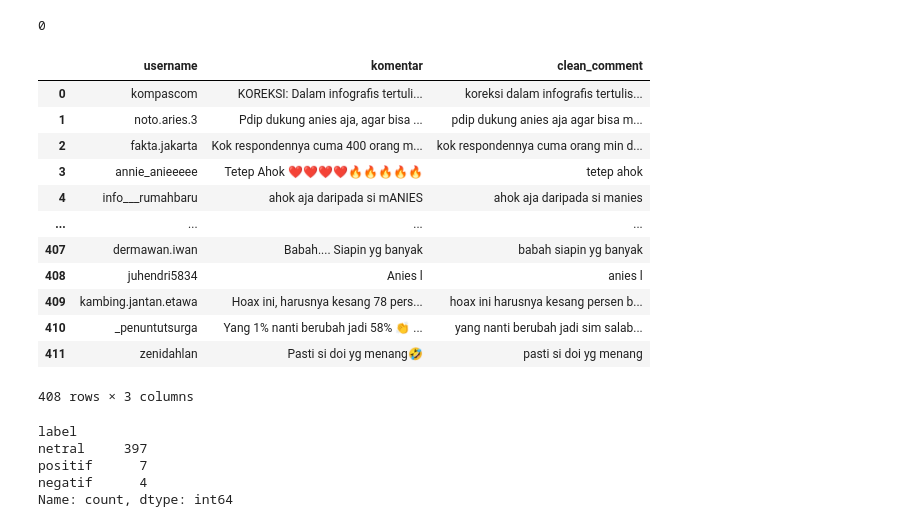
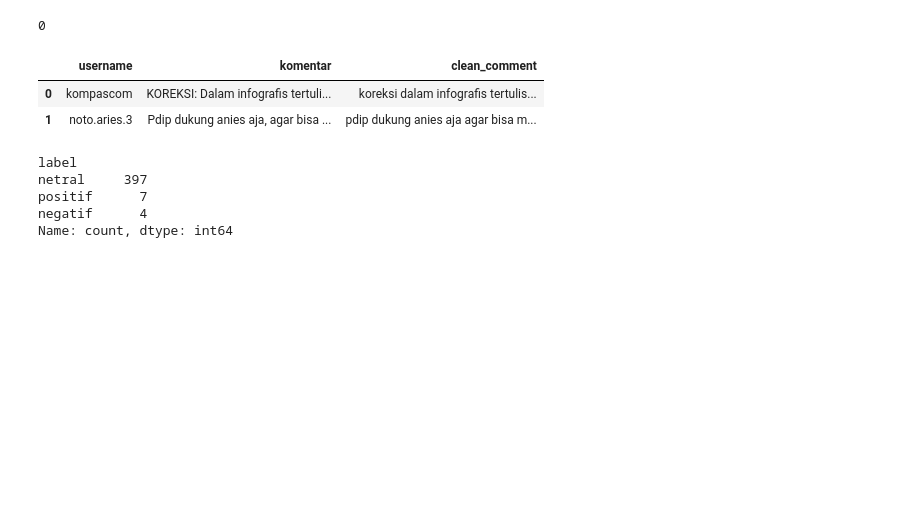
Before and after one commit to HafiizhTH/Sentiment-Analysis, a Jupyter notebook: instagram/preprocessing.ipynb, the cells around one changed output. Drawn from its saved outputs; the diff is of its cells as text; code cells hidden in the pictures; blank space fills up the shorter version.

```diff
--- a/instagram/preprocessing.ipynb
+++ b/instagram/preprocessing.ipynb
@@ -93,21 +93,11 @@ def clean_text(text):
 # %%
 df_clean['clean_comment'] = df_clean['komentar'].apply(clean_text)
 # %%
-df_clean
+df_clean.head(2)
 # %% [output]
 |  | username | komentar | clean_comment |
 | 0 | kompascom | KOREKSI: Dalam infografis tertuli... | koreksi dalam infografis tertulis... |
 | 1 | noto.aries.3 | Pdip dukung anies aja, agar bisa ... | pdip dukung anies aja agar bisa m... |
-| 2 | fakta.jakarta | Kok respondennya cuma 400 orang m... | kok respondennya cuma orang min d... |
-| 3 | annie_anieeeee | Tetep Ahok ❤️❤️❤️❤️🔥🔥🔥🔥🔥 | tetep ahok |
-| 4 | info___rumahbaru | ahok aja daripada si mANIES | ahok aja daripada si manies |
-| ... | ... | ... | ... |
-| 407 | dermawan.iwan | Babah.... Siapin yg banyak | babah siapin yg banyak |
-| 408 | juhendri5834 | Anies l | anies l |
-| 409 | kambing.jantan.etawa | Hoax ini, harusnya kesang 78 pers... | hoax ini harusnya kesang persen b... |
-| 410 | _penuntutsurga | Yang 1% nanti berubah jadi 58% 👏 ... | yang nanti berubah jadi sim salab... |
-| 411 | zenidahlan | Pasti si doi yg menang🤣 | pasti si doi yg menang |
-408 rows × 3 columns
 # %%
 # Menghapus stopwords
 
```
Also changed, not shown: parts of 3 cells of this notebook, 1 other file.
